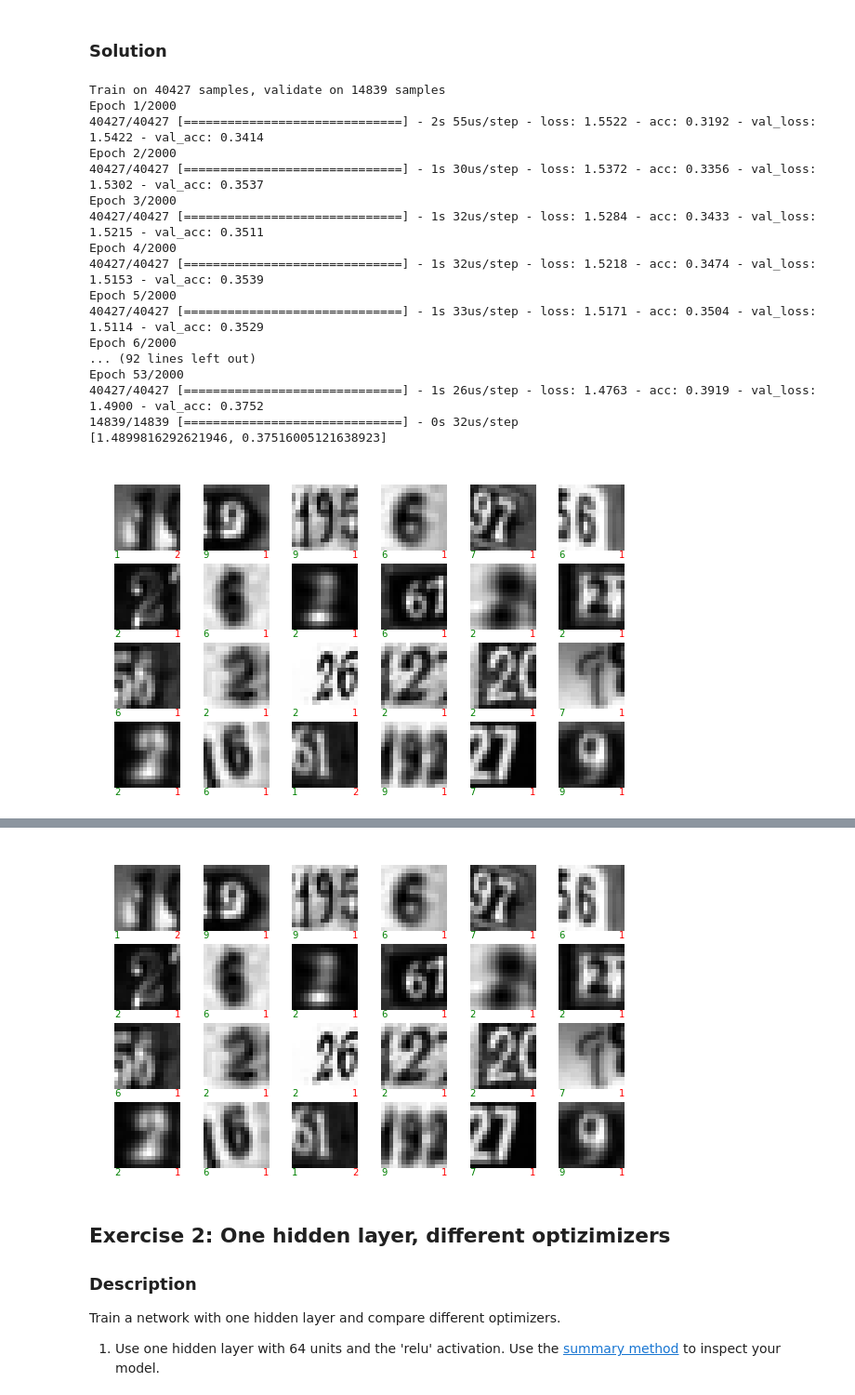
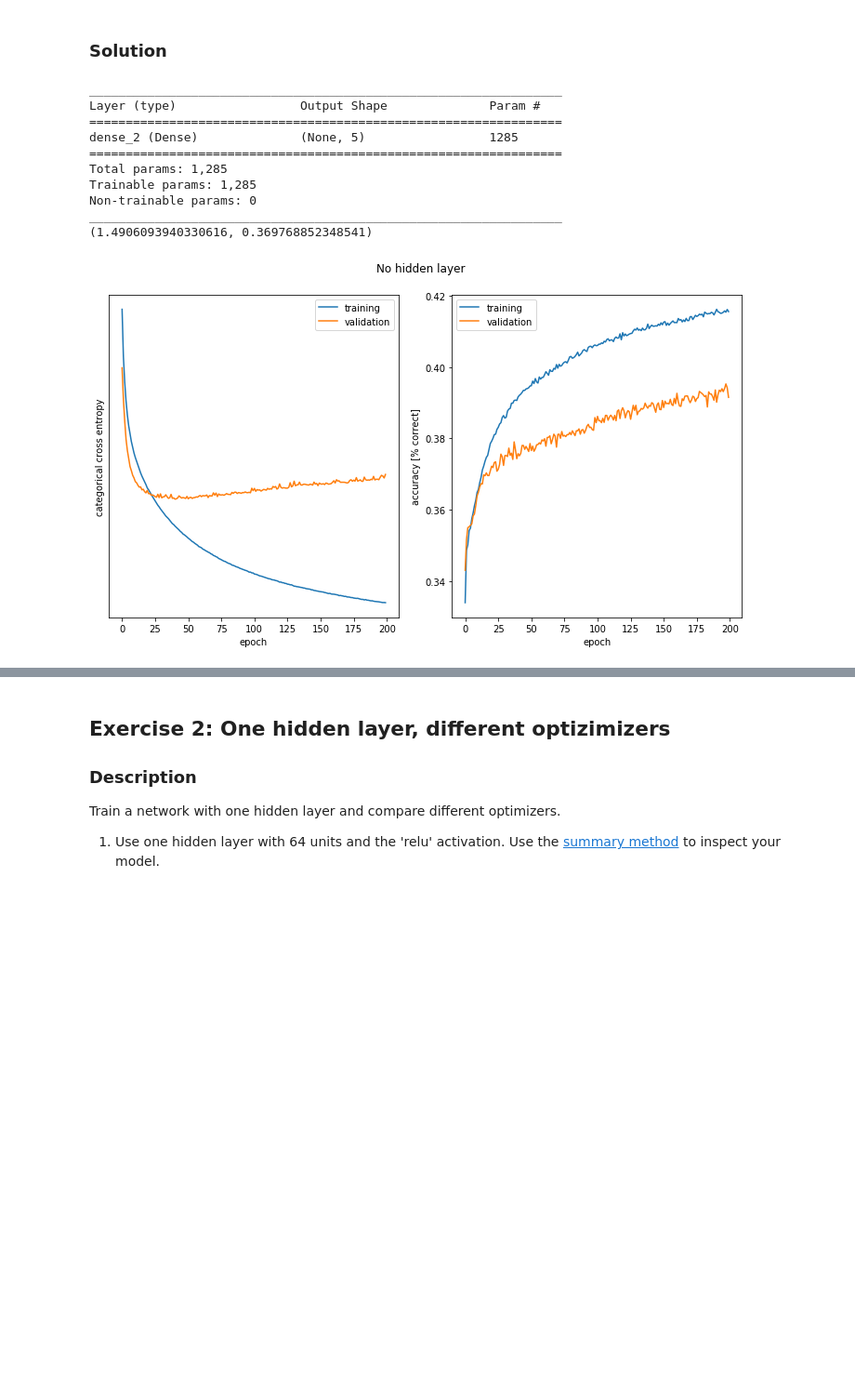
Before and after one commit to adrian-valente/ANN_project1, a Jupyter notebook: miniproject1.ipynb, the cells around one changed output, grey strips where cells are left out. Shown at 93% size. Cells and saved outputs as stored; diff of their text form; code cells hidden in the pictures; blank space fills up the shorter version.

```diff
--- a/miniproject1.ipynb
+++ b/miniproject1.ipynb
@@ -194,3 +227,15 @@ y_test = keras.utils.to_categorical(y_test)
+# %%
+import sys
+
+standard_stdout = sys.stdout
+
+def fit_model(model, x_train, y_train, **kwargs):
+    file = open('logtrain.txt', 'w')
+    sys.stdout = file
+    history = model.fit(x_train, y_train, **kwargs)
+    sys.stdout.flush()
+    sys.stdout = standard_stdout
+    return history
 # %% [markdown]
 ## Exercise 1: No hidden layer
 
@@ -217,36 +262,28 @@ Hints:
 # %%
 from keras.callbacks import EarlyStopping
 
 model = Sequential()
 model.add(Dense(5, activation='softmax', input_shape=(256,)))
 model.compile(loss='categorical_crossentropy',
               optimizer='sgd',
               metrics=['accuracy'])
+model.summary()
 es = EarlyStopping(monitor='val_loss', patience=5)
-history = model.fit(x_train, y_train,
-          batch_size=128, epochs=2000, callbacks=[es], validation_data=(x_test, y_test),  verbose=1)
-score = model.evaluate(x_test, y_test)
+history = fit_model(model, x_train, y_train,
+          batch_size=128, epochs=200, validation_data=(x_test, y_test),  verbose=1)
+score = scoreEarlyStopping(history)
 print(score)
 plot_history(history, "No hidden layer")
-yhat_test = model.predict(x_test)
-error_indices = np.where(np.argmax(y_test, axis=1) != np.argmax(yhat_test, axis=1))[0]
-plot_some_samples(x_test, y_test, yhat_test, error_indices, label_mapping=subset_of_classes)
+plot_misclassified_samples(model, x_test, y_test)
 # %% [output]
-Train on 40427 samples, validate on 14839 samples
-Epoch 1/2000
-40427/40427 [==============================] - 2s 55us/step - loss: 1.5522 - acc: 0.3192 - val_loss: 1.5422 - val_acc: 0.3414
-Epoch 2/2000
-40427/40427 [==============================] - 1s 30us/step - loss: 1.5372 - acc: 0.3356 - val_loss: 1.5302 - val_acc: 0.3537
-Epoch 3/2000
-40427/40427 [==============================] - 1s 32us/step - loss: 1.5284 - acc: 0.3433 - val_loss: 1.5215 - val_acc: 0.3511
-Epoch 4/2000
-40427/40427 [==============================] - 1s 32us/step - loss: 1.5218 - acc: 0.3474 - val_loss: 1.5153 - val_acc: 0.3539
-Epoch 5/2000
-40427/40427 [==============================] - 1s 33us/step - loss: 1.5171 - acc: 0.3504 - val_loss: 1.5114 - val_acc: 0.3529
-Epoch 6/2000
-... (92 lines left out)
-Epoch 53/2000
-40427/40427 [==============================] - 1s 26us/step - loss: 1.4763 - acc: 0.3919 - val_loss: 1.4900 - val_acc: 0.3752
-14839/14839 [==============================] - 0s 32us/step
-[1.4899816292621946, 0.37516005121638923]
+_________________________________________________________________
+Layer (type)                 Output Shape              Param #
+=================================================================
+dense_2 (Dense)              (None, 5)                 1285
+=================================================================
+Total params: 1,285
+Trainable params: 1,285
+Non-trainable params: 0
+_________________________________________________________________
+(1.4906093940330616, 0.369768852348541)
-[figure, old version]
+[figure, new version]
@@ -254,4 +291,3 @@ Epoch 53/2000
-[figure, removed]
 # %% [markdown]
 ## Exercise 2: One hidden layer, different optizimizers
 ### Description
```
Also changed, not shown: parts of 46 cells of this notebook.
